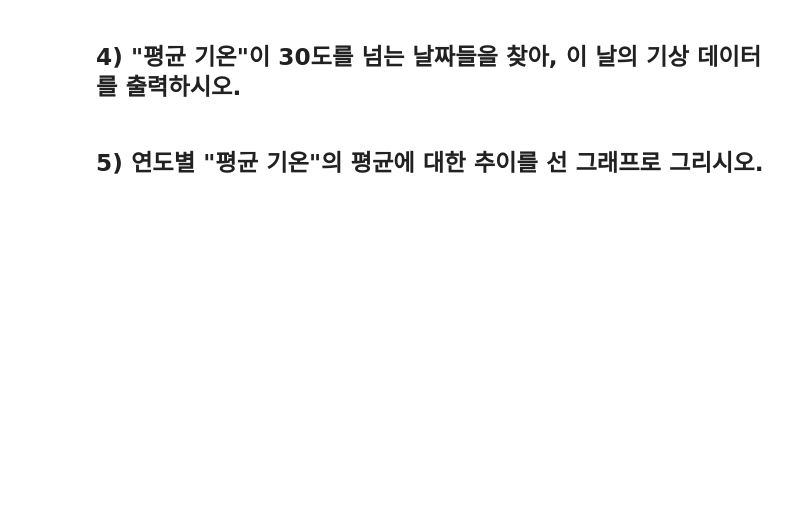
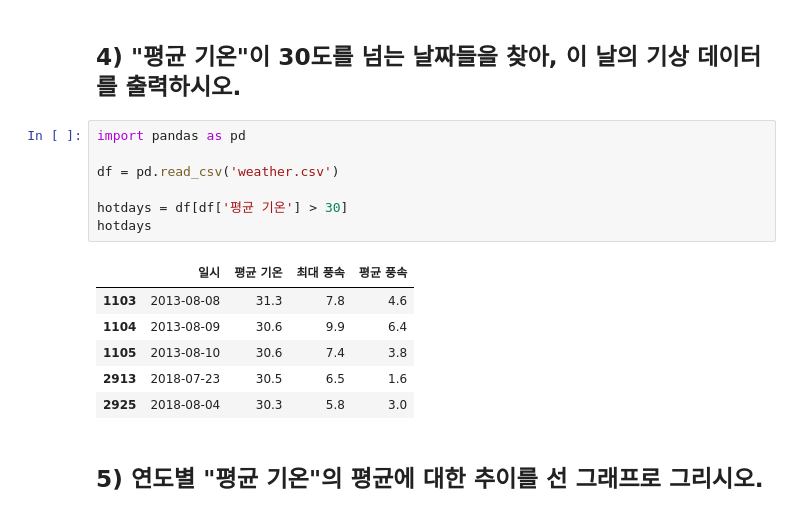
Before and after one commit to HyunGeunK/python_basic_2, a Jupyter notebook: time_series_class_5_8.ipynb, the cells around one changed output. Cells and saved outputs as stored; diff of their text form; blank space fills up the shorter version.

```diff
--- a/time_series_class_5_8.ipynb
+++ b/time_series_class_5_8.ipynb
@@ -258,4 +299,18 @@ Text(0, 0.5, '빈도수')
 # %% [markdown]
 ## 4) "평균 기온"이 30도를 넘는 날짜들을 찾아, 이 날의 기상 데이터를 출력하시오.
+# %%
+import pandas as pd
+
+df = pd.read_csv('weather.csv')
+
+hotdays = df[df['평균 기온'] > 30]
+hotdays
+# %% [output]
+|  | 일시 | 평균 기온 | 최대 풍속 | 평균 풍속 |
+| 1103 | 2013-08-08 | 31.3 | 7.8 | 4.6 |
+| 1104 | 2013-08-09 | 30.6 | 9.9 | 6.4 |
+| 1105 | 2013-08-10 | 30.6 | 7.4 | 3.8 |
+| 2913 | 2018-07-23 | 30.5 | 6.5 | 1.6 |
+| 2925 | 2018-08-04 | 30.3 | 5.8 | 3.0 |
 # %% [markdown]
 ## 5) 연도별 "평균 기온"의 평균에 대한 추이를 선 그래프로 그리시오.
```
Also changed, not shown: parts of 12 cells of this notebook, 3 other files.
